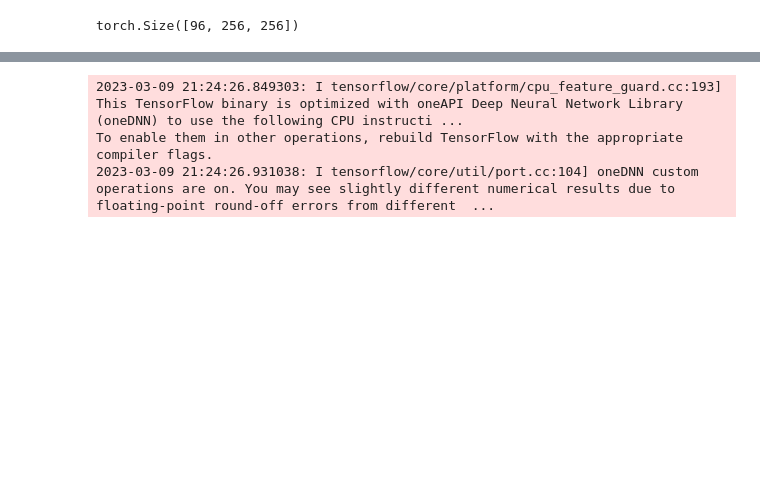
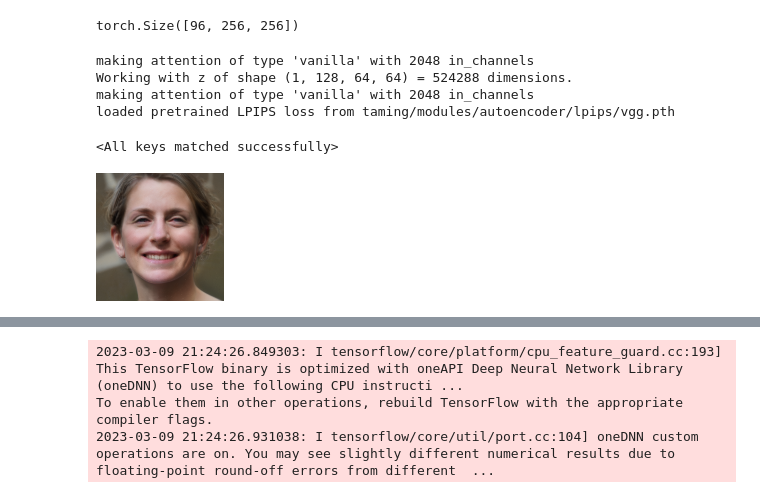
Before and after one commit to Stelath/eg3d-diffused, a Jupyter notebook: interpreter/TestPlanes.ipynb, the cells around one changed output, grey strips where cells are left out. Saved outputs shown, nothing was run; the diff lists cells and outputs as text; code cells hidden in the pictures; blank space fills up the shorter version.

```diff
--- a/interpreter/TestPlanes.ipynb
+++ b/interpreter/TestPlanes.ipynb
@@ -9,0 +15,13 @@ torch.Size([96, 256, 256])
+# %%
+eg3d = EG3D('eg3d/eg3d_model/ffhqrebalanced512-128.pkl', device='cuda')
+
+ae_conf = AutoencoderKLConfig(ch=512)#, attn_resolutions=[64])
+ae = AutoencoderKL(ae_conf)
+
+ae.load_state_dict(torch.load('/scratch1/korte/eg3d-latent-diffuser/autoencoder/ae-90.pth')['model_state_dict'])
+# %% [output]
+making attention of type 'vanilla' with 2048 in_channels
+Working with z of shape (1, 128, 64, 64) = 524288 dimensions.
+making attention of type 'vanilla' with 2048 in_channels
+loaded pretrained LPIPS loss from taming/modules/autoencoder/lpips/vgg.pth
+<All keys matched successfully>
@@ -9,0 +30,2 @@ torch.Size([96, 256, 256])
+# %%
+triplanes = eg3d.generate_random_planes(reshape=False)[0]
@@ -9,0 +37,6 @@ torch.Size([96, 256, 256])
+# %%
+tri_img = eg3d.render_planes(triplanes.to('cuda'), None, reshape_planes=True)[0].cpu().detach().numpy()
+tri_img = Image.fromarray(((tri_img + 1) / 2 * 255).astype(np.uint8).clip(0, 255))
+display(tri_img)
+# %% [output]
+[figure, added]
```
Also changed, not shown: parts of 10 cells of this notebook, 6 other files.
